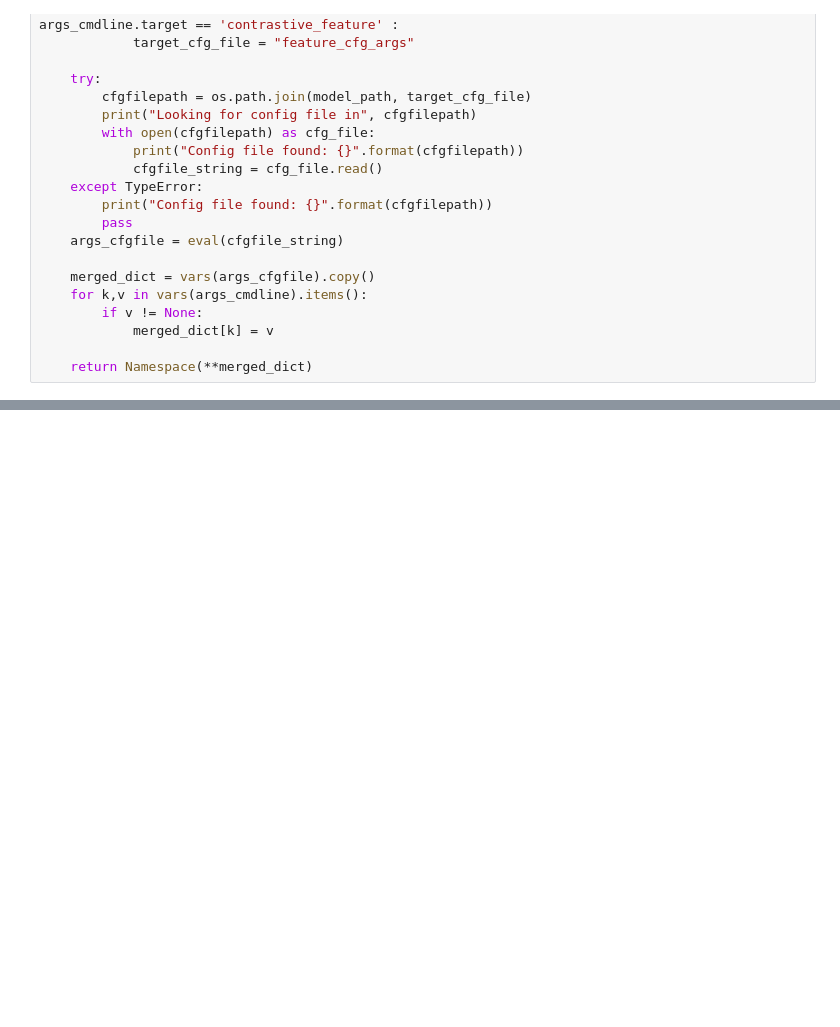
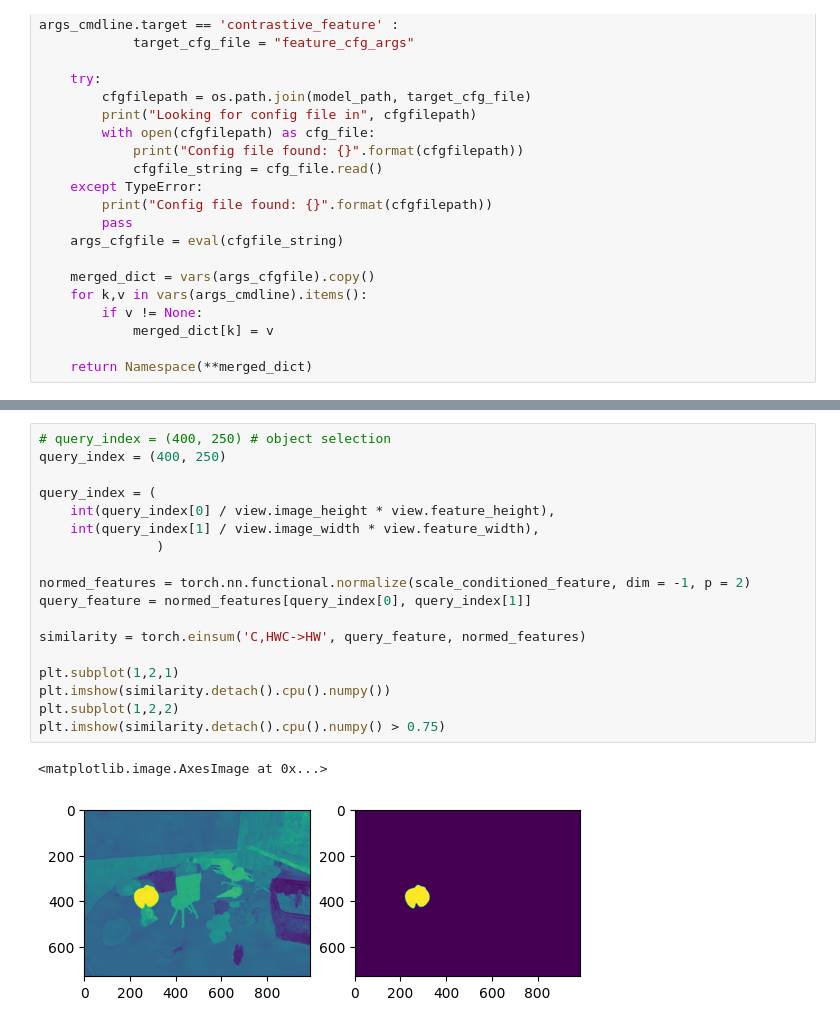
Before and after one commit to matt576/3dgs-diff, a Jupyter notebook: SegAnyGAussians/3dgs-diff.ipynb, the cells around one changed output, grey strips where cells are left out. Saved outputs shown, nothing was run; the diff lists cells and outputs as text; blank space fills up the shorter version.

```diff
--- a/SegAnyGAussians/3dgs-diff.ipynb
+++ b/SegAnyGAussians/3dgs-diff.ipynb
@@ -58,0 +229,21 @@ def get_combined_args(parser : ArgumentParser, model_path, target_cfg_file = Non
+# %%
+# query_index = (400, 250) # object selection
+query_index = (400, 250)
+
+query_index = (
+    int(query_index[0] / view.image_height * view.feature_height),
+    int(query_index[1] / view.image_width * view.feature_width),
+               )
+
+normed_features = torch.nn.functional.normalize(scale_conditioned_feature, dim = -1, p = 2)
+query_feature = normed_features[query_index[0], query_index[1]]
+
+similarity = torch.einsum('C,HWC->HW', query_feature, normed_features)
+
+plt.subplot(1,2,1)
+plt.imshow(similarity.detach().cpu().numpy())
+plt.subplot(1,2,2)
+plt.imshow(similarity.detach().cpu().numpy() > 0.75)
+# %% [output]
+<matplotlib.image.AxesImage at 0x...>
+[figure, added]
```
Also changed, not shown: parts of 38 cells of this notebook.
